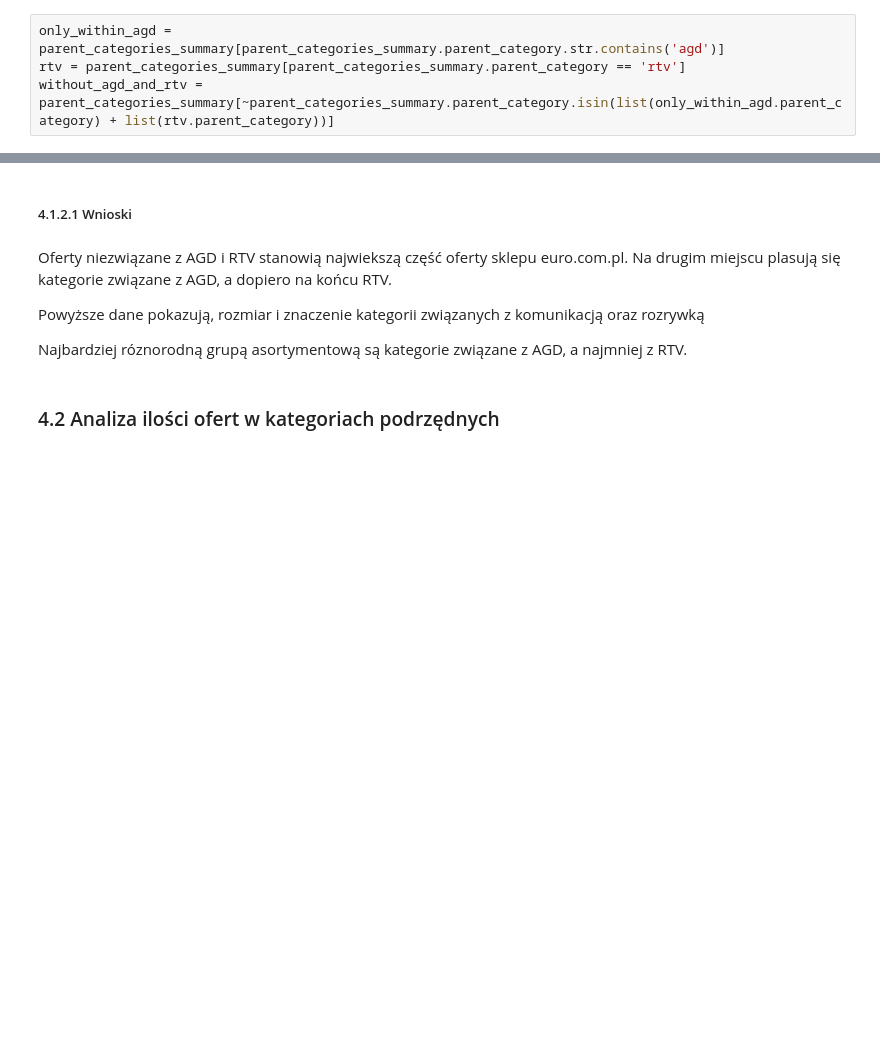
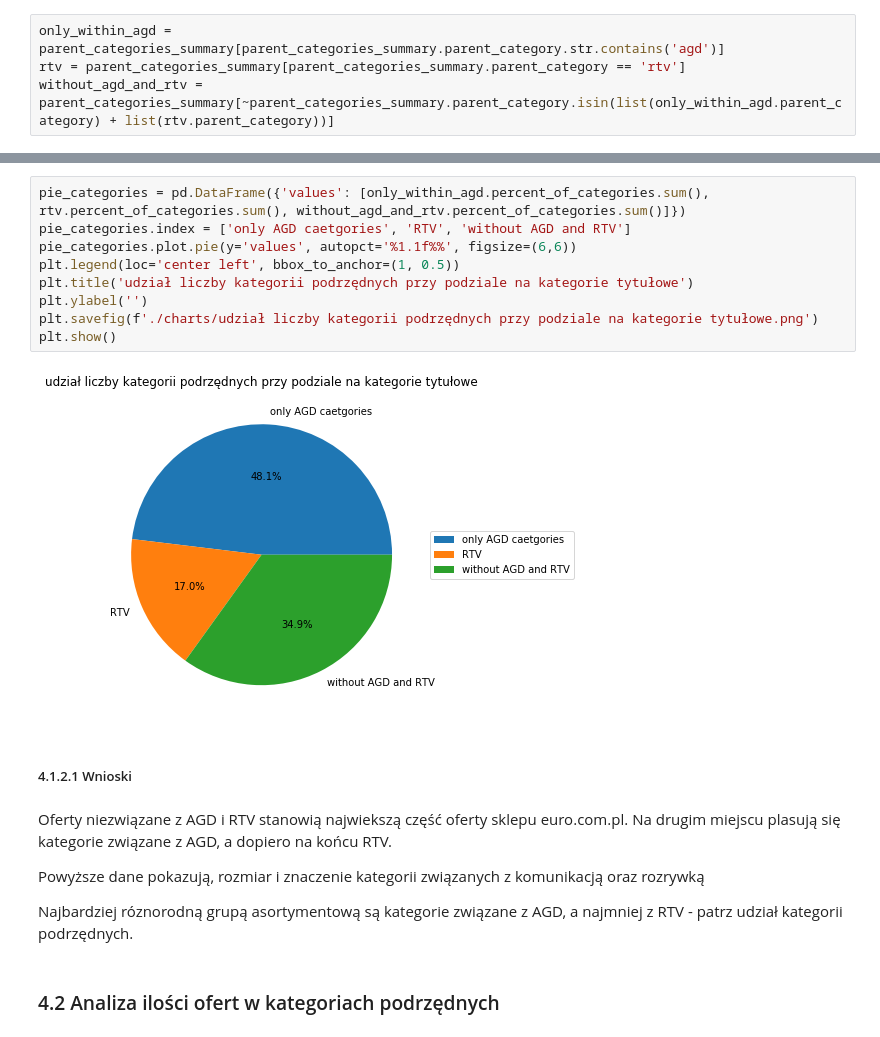
Before and after one commit to grzegorzpokorski/nocna-promocja-euro.com.pl, a Jupyter notebook: categories_analysis.ipynb, the cells around one changed output, grey strips where cells are left out. Saved outputs shown, nothing was run; the diff lists cells and outputs as text; blank space fills up the shorter version.

```diff
--- a/categories_analysis.ipynb
+++ b/categories_analysis.ipynb
@@ -190,3 +219,14 @@ Udział kategorii podrzędnych niezwiązanych z RTV i AGD: 36.81%
+# %%
+pie_categories = pd.DataFrame({'values': [only_within_agd.percent_of_categories.sum(), rtv.percent_of_categories.sum(), without_agd_and_rtv.percent_of_categories.sum()]})
+pie_categories.index = ['only AGD caetgories', 'RTV', 'without AGD and RTV']
+pie_categories.plot.pie(y='values', autopct='%1.1f%%', figsize=(6,6))
+plt.legend(loc='center left', bbox_to_anchor=(1, 0.5))
+plt.title('udział liczby kategorii podrzędnych przy podziale na kategorie tytułowe')
+plt.ylabel('')
+plt.savefig(f'./charts/udział liczby kategorii podrzędnych przy podziale na kategorie tytułowe.png')
+plt.show()
+# %% [output]
+[figure, added]
 # %% [markdown]
 ##### 4.1.2.1 Wnioski
 # %% [markdown]
@@ -194,7 +234,7 @@ Udział kategorii podrzędnych niezwiązanych z RTV i AGD: 36.81%
 Oferty niezwiązane z AGD i RTV stanowią najwiekszą część oferty sklepu euro.com.pl. Na drugim miejscu plasują się kategorie związane z AGD, a dopiero na końcu RTV.</p><p>Powyższe dane pokazują, rozmiar i znaczenie kategorii związanych z komunikacją oraz rozrywką
 </p>
 <p>
-    Najbardziej róznorodną grupą asortymentową są kategorie związane z AGD, a najmniej z RTV.
+    Najbardziej róznorodną grupą asortymentową są kategorie związane z AGD, a najmniej z RTV - patrz udział kategorii podrzędnych.
 </p>
 # %% [markdown]
 ### 4.2 Analiza ilości ofert w kategoriach podrzędnych
```
Also changed, not shown: parts of 55 cells of this notebook, 10 other files.
